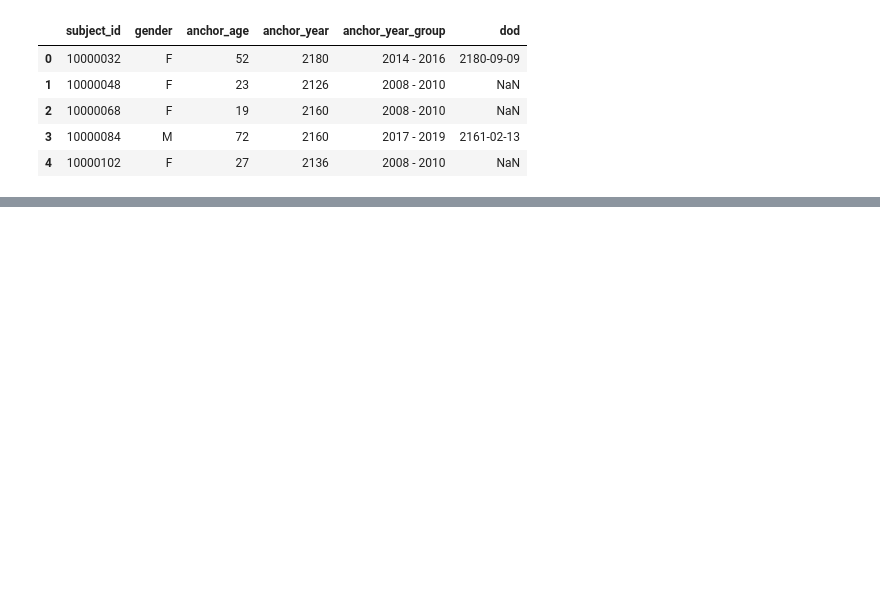
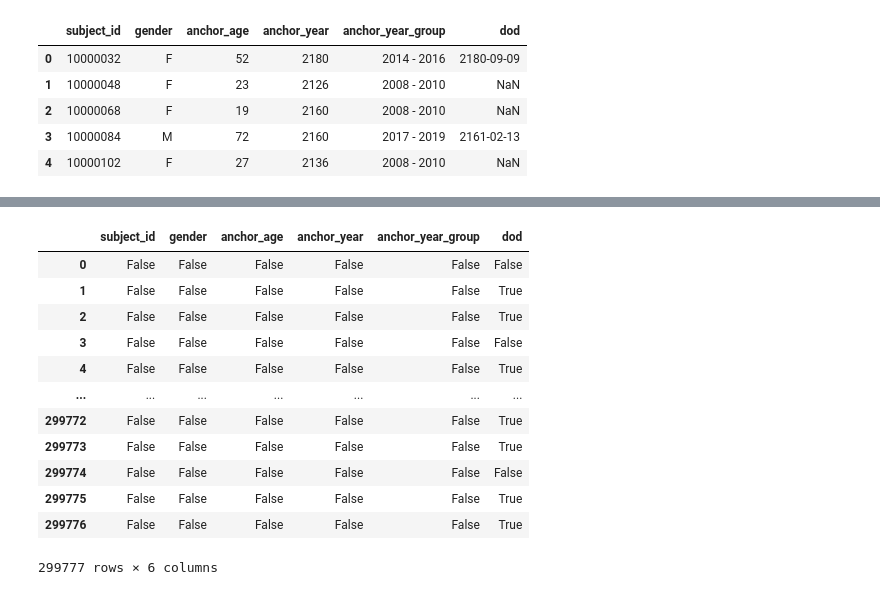
Before and after one commit to iupui-soic/pybootcamp, a Jupyter notebook: sigandhi Day5.ipynb, the cells around one changed output, grey strips where cells are left out. Cells and saved outputs as stored; diff of their text form; code cells hidden in the pictures; blank space fills up the shorter version.

```diff
--- a/sigandhi Day5.ipynb
+++ b/sigandhi Day5.ipynb
@@ -20,0 +56,16 @@ df.head()
+# %%
+df.isnull()
+# %% [output]
+|  | subject_id | gender | anchor_age | anchor_year | anchor_year_group | dod |
+| 0 | False | False | False | False | False | False |
+| 1 | False | False | False | False | False | True |
+| 2 | False | False | False | False | False | True |
+| 3 | False | False | False | False | False | False |
+| 4 | False | False | False | False | False | True |
+| ... | ... | ... | ... | ... | ... | ... |
+| 299772 | False | False | False | False | False | True |
+| 299773 | False | False | False | False | False | True |
+| 299774 | False | False | False | False | False | False |
+| 299775 | False | False | False | False | False | True |
+| 299776 | False | False | False | False | False | True |
+299777 rows × 6 columns
```
Also changed, not shown: parts of 7 cells of this notebook.
